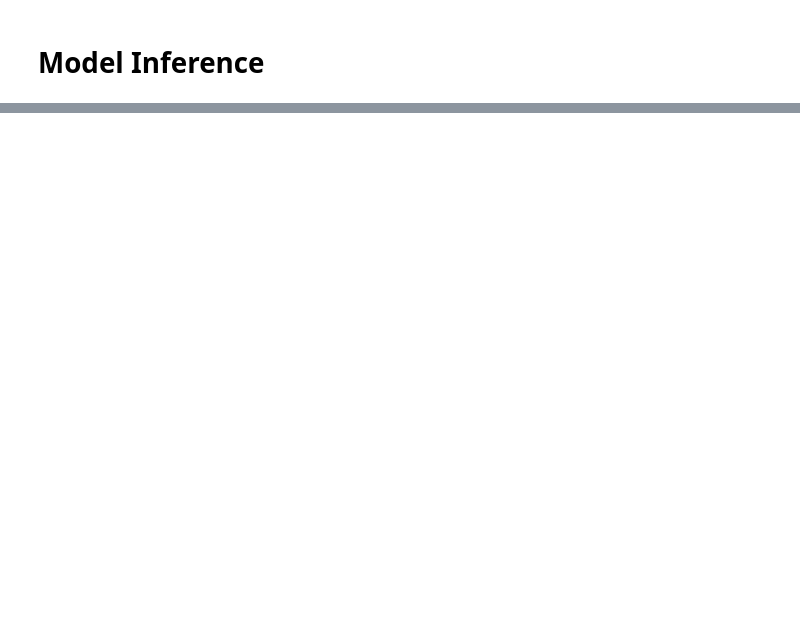
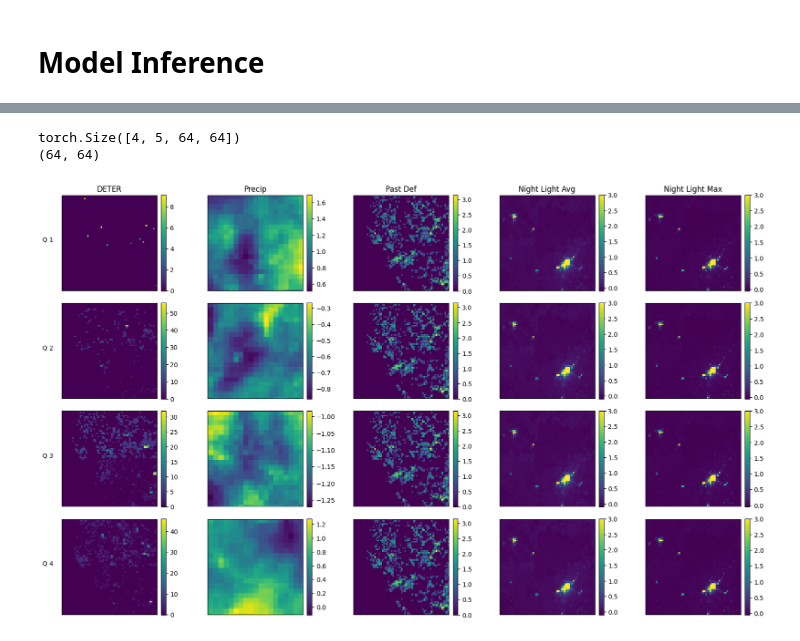
Before and after one commit to thimabru1010/AmazonDeforestation_Prediction, a Jupyter notebook: explore_giov_data.ipynb, the cells around one changed output, grey strips where cells are left out. Drawn from its saved outputs; the diff is of its cells as text; code cells hidden in the pictures; blank space fills up the shorter version.

```diff
--- a/explore_giov_data.ipynb
+++ b/explore_giov_data.ipynb
@@ -329,0 +516,58 @@ tensor(-0.0570) tensor(6.6552) tensor(-0.0374) tensor(2.1840) tensor(-0.0506) te
+# %%
+# Assuming you have your tensor
+# # Generate sample data for five images (each with one channel)
+idx_b = 10
+tensor_data = batch_x[idx_b]
+
+# Convert the PyTorch tensor to a NumPy array
+numpy_data = tensor_data
+print(numpy_data.shape)
+print(image6_pred.shape)
+
+# numpy_data = np.concatenate(numpy_data, image6_pred)
+
+# Get the shape of the tensor
+time_steps, rows, height, width = numpy_data.shape
+
+# Reshape the tensor for plotting
+reshaped_data = np.reshape(numpy_data, (time_steps * rows, height, width))
+
+# Plot the images
+hspace = 0.0
+fig, axes = plt.subplots(nrows=time_steps, ncols=rows, figsize=(16, 10))
+
+# # Set aspect ratio to be equal
+# for ax in axes.flat:
+#     ax.set(aspect='equal')
+
+legend = ['DETER', 'Precip', 'Past Def', 'Night Light Avg', 'Night Light Max', 'Pred']
+for t in range(time_steps):
+    for r in range(rows):
+        im = axes[t, r].imshow(reshaped_data[t * rows + r], cmap='viridis')
+        # axes[t, r].axis('off')  # Turn off axis labels for clarity
+        axes[0, r].set_title(legend[r])
+        fig.colorbar(im, ax=axes[t, r], orientation='vertical', fraction=0.046, pad=0.04)
+
+        # # Add titles for each row
+        # if r == 0:
+        #     axes[t, r].set_ylabel(f'Time Step {t + 1}', rotation=0, labelpad=15)
+
+        # Remove axis ticks and labels
+        axes[t, r].tick_params(axis='both', which='both', bottom=False, top=False, left=False, right=False, labelbottom=False, labelleft=True)
+        axes[t, 0].set_ylabel(f'Q {t + 1}', rotation=0, labelpad=15)
+
+        # Remove y-axis tick labels (numbers) for rows other than the first row
+        # if r != 0:
+        axes[t, r].set_yticklabels([])
+
+# Adjust layout to prevent clipping of titles
+plt.tight_layout()
+plt.subplots_adjust(wspace=0.4)
+# Adjust vertical space between subplots
+# plt.subplots_adjust(hspace=0.05, top=0.95)
+plt.show()
+fig.savefig(f'/home/thiago/AmazonDeforestation_Prediction/OpenSTL/tst_data_sample_input{idx_b}.jpg', dpi=300, bbox_inches='tight')
+# %% [output]
+torch.Size([4, 5, 64, 64])
+(64, 64)
+[figure, added]
```
Also changed, not shown: parts of 9 cells of this notebook, 9 other files.
